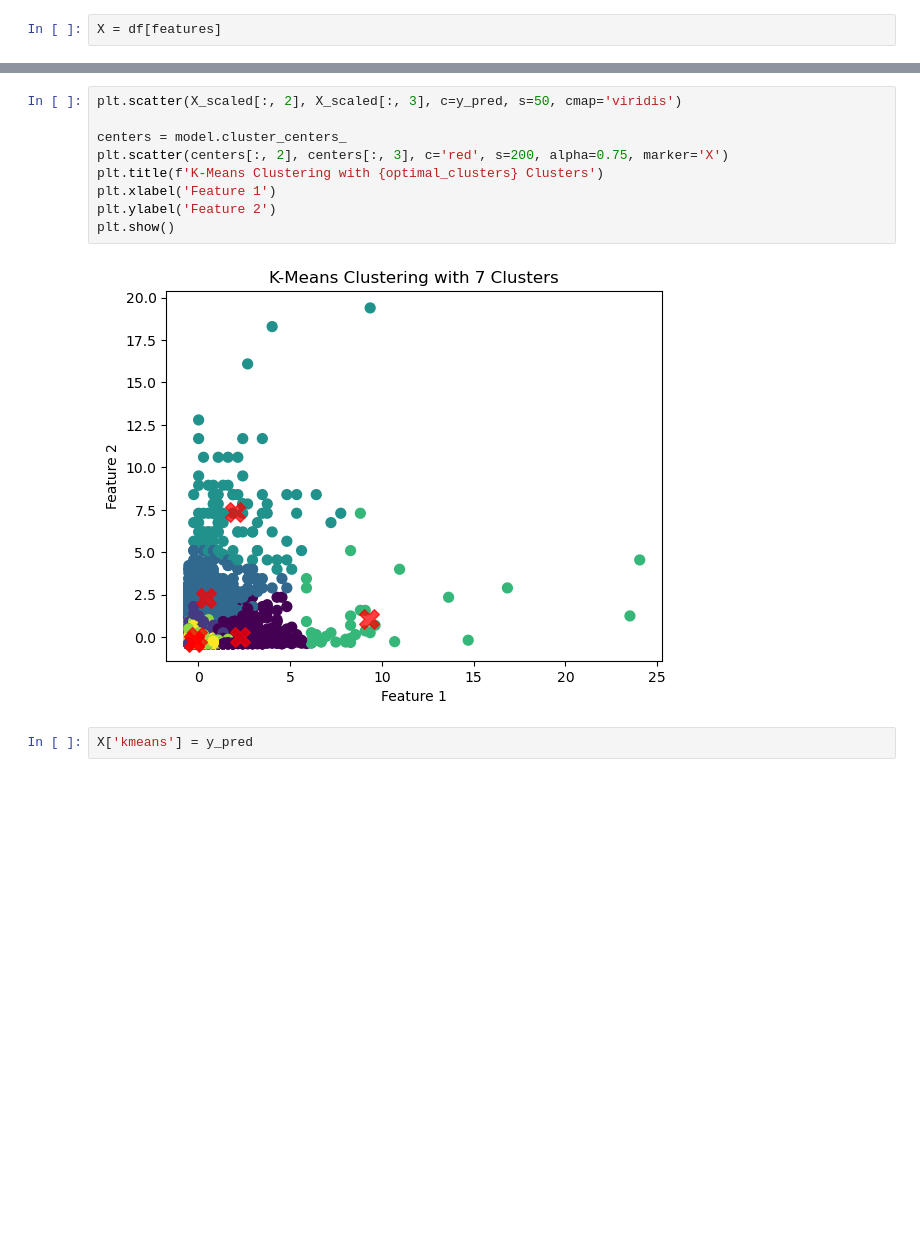
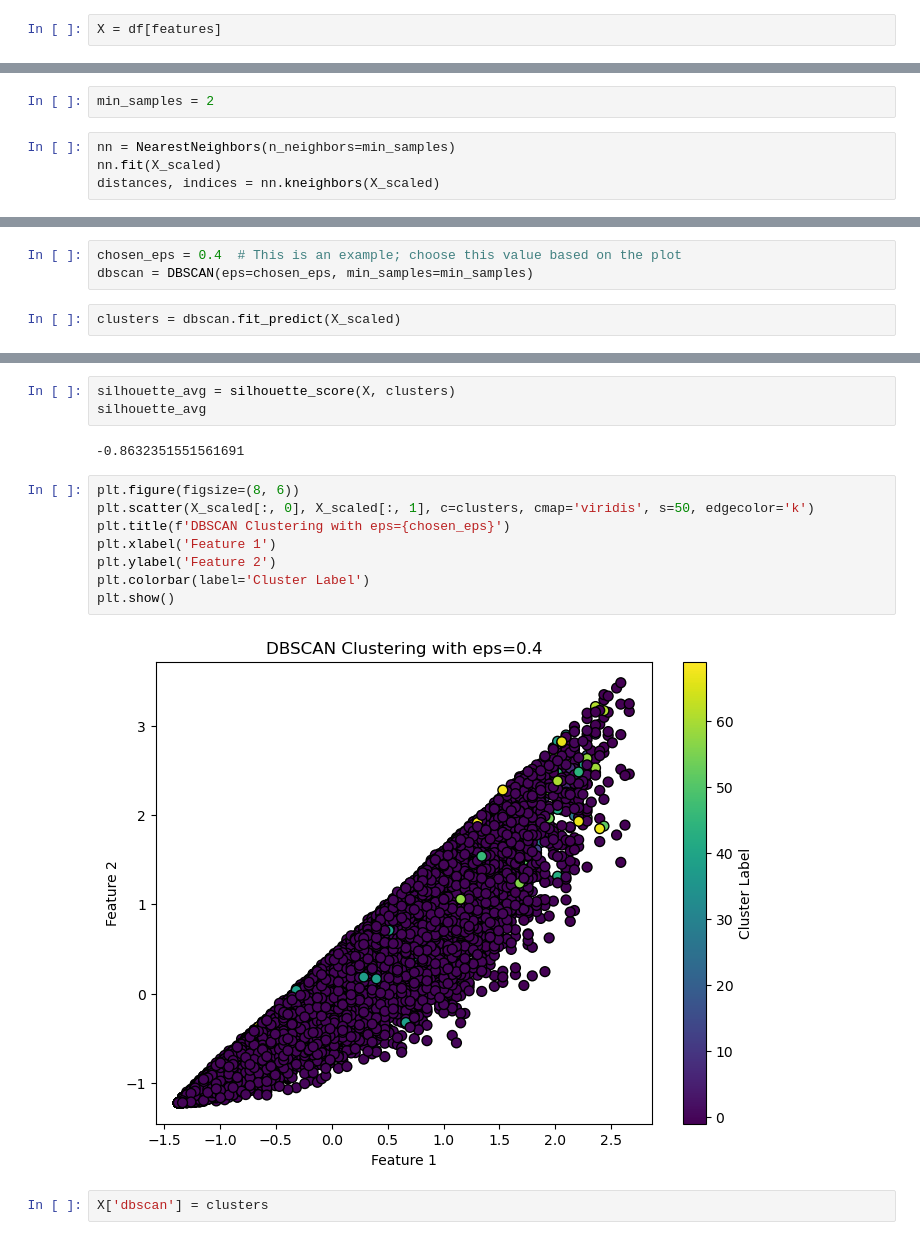
Before and after one commit to Tuwaiq-DS-ML-bootcamp-V-6/Use-case-7, a Jupyter notebook: dbscan.ipynb, the cells around one changed output, grey strips where cells are left out. Drawn from its saved outputs; the diff is of its cells as text; blank space fills up the shorter version.

```diff
--- a/dbscan.ipynb
+++ b/dbscan.ipynb
@@ -230,0 +201,6 @@ y_pred = model.fit_predict(X_scaled)
+# %%
+min_samples = 2
+# %%
+nn = NearestNeighbors(n_neighbors=min_samples)
+nn.fit(X_scaled)
+distances, indices = nn.kneighbors(X_scaled)
@@ -230,0 +228,5 @@ y_pred = model.fit_predict(X_scaled)
+# %%
+chosen_eps = 0.4  # This is an example; choose this value based on the plot
+dbscan = DBSCAN(eps=chosen_eps, min_samples=min_samples)
+# %%
+clusters = dbscan.fit_predict(X_scaled)
@@ -231,14 +248,18 @@ y_pred = model.fit_predict(X_scaled)
+# %%
+silhouette_avg = silhouette_score(X, clusters)
+silhouette_avg
+# %% [output]
+-0.8632351551561691
 # %%
-plt.scatter(X_scaled[:, 2], X_scaled[:, 3], c=y_pred, s=50, cmap='viridis')
-
-centers = model.cluster_centers_
-plt.scatter(centers[:, 2], centers[:, 3], c='red', s=200, alpha=0.75, marker='X')
-plt.title(f'K-Means Clustering with {optimal_clusters} Clusters')
+plt.figure(figsize=(8, 6))
+plt.scatter(X_scaled[:, 0], X_scaled[:, 1], c=clusters, cmap='viridis', s=50, edgecolor='k')
+plt.title(f'DBSCAN Clustering with eps={chosen_eps}')
 plt.xlabel('Feature 1')
 plt.ylabel('Feature 2')
+plt.colorbar(label='Cluster Label')
 plt.show()
 # %% [output]
-[figure, old version]
+[figure, new version]
-# %%
-X['kmeans'] = y_pred
+# %%
+X['dbscan'] = clusters
 # %%
```
Also changed, not shown: parts of 17 cells of this notebook.
